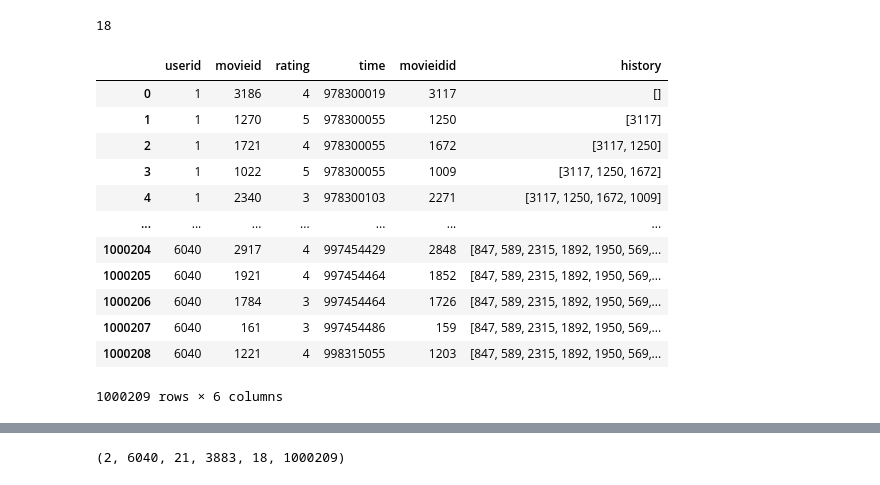
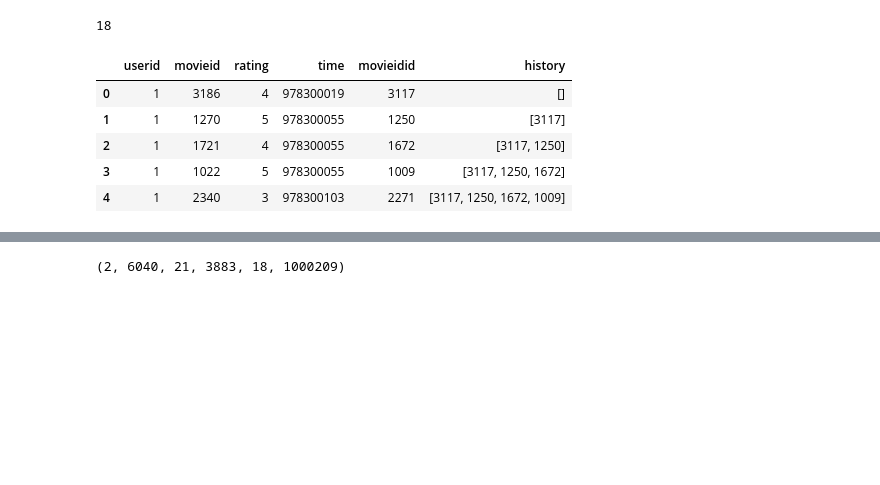
Before and after one commit to cpuyyp/MBML-seminar-presentation, a Jupyter notebook: two-tower-rating-prediction.ipynb, the cells around one changed output, grey strips where cells are left out. Drawn from its saved outputs; the diff is of its cells as text; code cells hidden in the pictures; blank space fills up the shorter version.

```diff
--- a/two-tower-rating-prediction.ipynb
+++ b/two-tower-rating-prediction.ipynb
@@ -141,20 +157,13 @@ for i in trange(len(df_rating)):
 
 df_rating['history'] = histories
 # %%
-df_rating
+df_rating.head(5)
 # %% [output]
 |  | userid | movieid | rating | time | movieidid | history |
 | 0 | 1 | 3186 | 4 | 978300019 | 3117 | [] |
 | 1 | 1 | 1270 | 5 | 978300055 | 1250 | [3117] |
 | 2 | 1 | 1721 | 4 | 978300055 | 1672 | [3117, 1250] |
 | 3 | 1 | 1022 | 5 | 978300055 | 1009 | [3117, 1250, 1672] |
 | 4 | 1 | 2340 | 3 | 978300103 | 2271 | [3117, 1250, 1672, 1009] |
-| ... | ... | ... | ... | ... | ... | ... |
-| 1000204 | 6040 | 2917 | 4 | 997454429 | 2848 | [847, 589, 2315, 1892, 1950, 569,... |
-| 1000205 | 6040 | 1921 | 4 | 997454464 | 1852 | [847, 589, 2315, 1892, 1950, 569,... |
-| 1000206 | 6040 | 1784 | 3 | 997454464 | 1726 | [847, 589, 2315, 1892, 1950, 569,... |
-| 1000207 | 6040 | 161 | 3 | 997454486 | 159 | [847, 589, 2315, 1892, 1950, 569,... |
-| 1000208 | 6040 | 1221 | 4 | 998315055 | 1203 | [847, 589, 2315, 1892, 1950, 569,... |
-1000209 rows × 6 columns
 # %%
 # merge together
```
Also changed, not shown: parts of 28 cells of this notebook, 1 other file.
